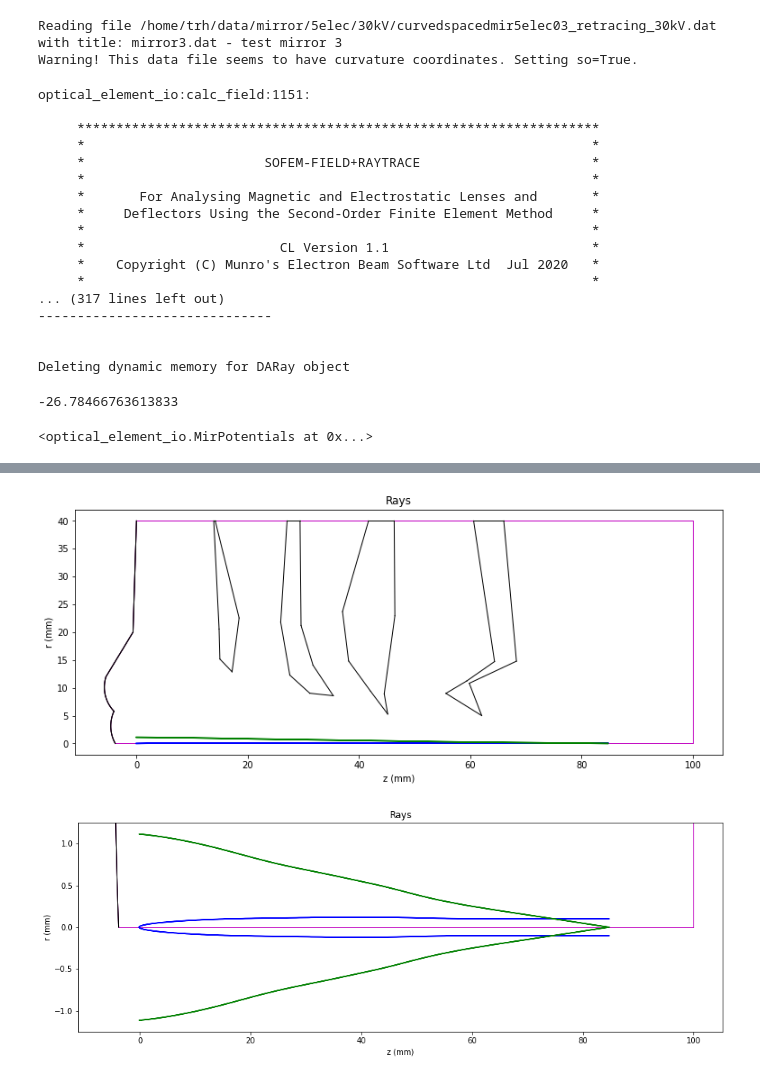
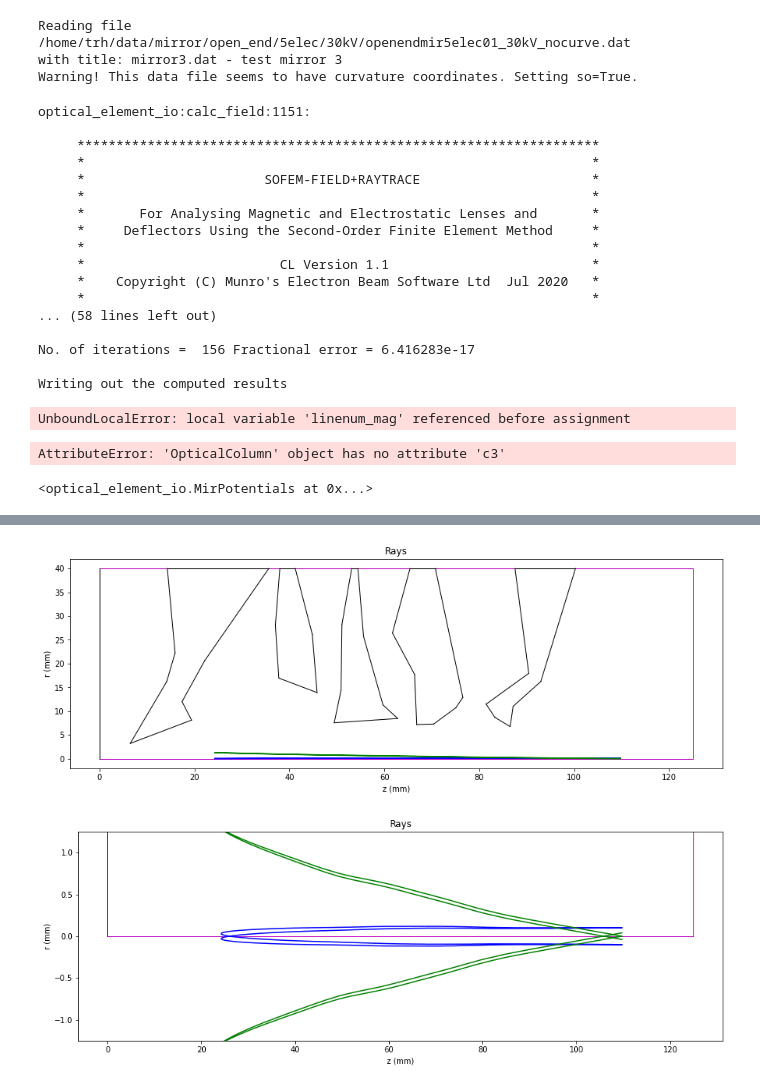
Before and after one commit to tylerharvey/EMDesign, a Jupyter notebook: examine_mirror.ipynb, the cells around one changed output, grey strips where cells are left out. Saved outputs shown, nothing was run; the diff lists cells and outputs as text; code cells hidden in the pictures.

```diff
--- a/examine_mirror.ipynb
+++ b/examine_mirror.ipynb
@@ -8,24 +8,25 @@ from automation import optimize_many_shapes
 from importlib import reload
 import asyncio
 # %%
-mir = ElecLens("/home/trh/data/mirror/5elec/30kV/curvedspacedmir5elec03_retracing_30kV.dat")
+mir = ElecLens("/home/trh/data/mirror/open_end/5elec/30kV/openendmir5elec01_30kV_nocurve.dat")
 mir.mirror_type(mirror=True,curved_mirror=True)
-mir.write("/home/trh/data/mirror/5elec/30kV/curvedspacedmir5elec03_retracing_30kV_test.dat")
+mir.write("/home/trh/data/mirror/open_end/5elec/30kV/openendmir5elec01_30kV_test.dat")
 col = OpticalColumn(mir)
 # %% [output]
-Reading file /home/trh/data/mirror/5elec/30kV/curvedspacedmir5elec03_retracing_30kV.dat
+Reading file /home/trh/data/mirror/open_end/5elec/30kV/openendmir5elec01_30kV_nocurve.dat
 with title: mirror3.dat - test mirror 3
 Warning! This data file seems to have curvature coordinates. Setting so=True.
 # %%
+img_pos = 84.706898+25
 # col.use_mir_img_cond_file("/home/trh/data/mirror/5elec/30kV/mir_curved5_col00_retracing_30kV.dat")
-col.write_mir_img_cond_file("/home/trh/data/mirror/5elec/30kV/mir_curved5_col00_opt_retracing_30kV.dat",
-                            turning_point=5,source_pos=84.706798,img_pos=84.706898,energy=30000,
-                           potentials=MirPotentials(mir,[-500,1583.98,6410.83,10944.1,30000],['f','v1','f','f','f']))
+col.write_mir_img_cond_file("/home/trh/data/mirror/open_end/5elec/30kV/mir_curved5_col00_30kV_test.dat",
+                            turning_point=5,source_pos=img_pos-0.001,img_pos=img_pos,energy=30000,
+                           potentials=MirPotentials(mir,[-500,-1000,2500,6410.83,10944.1,30000],['f','f','v1','f','f','f']))
 # mir.write_raytrace_file("/home/trh/data/mirror/base/mir_col01.dat",
 #                             potentials=ElecLens.MirPotentials(mir,[-500,4568,12573.9,77480.2,200000],['f','f','f','f','f']))
 # mir.calc_rays()
 mir.calc_field()
-calc_properties_mirror(mir,col)
+# calc_properties_mirror(mir,col)
 # %% [output]
 optical_element_io:calc_field:1151:
 
@@ -39,17 +40,19 @@ optical_element_io:calc_field:1151:
      *                         CL Version 1.1                          *
      *    Copyright (C) Munro's Electron Beam Software Ltd  Jul 2020   *
      *                                                                 *
-... (317 lines left out)
-------------------------------
+... (58 lines left out)
 
+No. of iterations =  156 Fractional error = 6.416283e-17
 
-Deleting dynamic memory for DARay object
+Writing out the computed results
 # %%
-col.read_mir_optical_properties(raytrace=False)
+col.read_mir_optical_properties(raytrace=True)
+# %% [output]
+UnboundLocalError: local variable 'linenum_mag' referenced before assignment
 # %%
 col.c3
 # %% [output]
--26.78466763613833
+AttributeError: 'OpticalColumn' object has no attribute 'c3'
 # %%
 col.potentials
 # %% [output]
@@ -80,10 +83,10 @@ Reading initial ray conditions in old format
 
 Computing ray number: 2
 # %%
-col.plot_rays(coarse_mesh=False,boundary_mesh=True,savefile='/home/trh/data/mirror/5elec/30kV/mir_rays.png')
+col.plot_rays(coarse_mesh=False,boundary_mesh=True) #savefile='/home/trh/data/mirror/open_end/5elec/30kV/old_mir_rays.png')
 # %% [output]
-[figure, old version]
+[figure, new version]
 # %%
-col.plot_rays(ylim=[-1.25,1.25],equal_aspect=False,coarse_mesh=False,boundary_mesh=True,mirror=True,savefile='/home/trh/data/mirror/5elec/30kV/only_rays.png')
+col.plot_rays(ylim=[-1.25,1.25],equal_aspect=False,coarse_mesh=False,boundary_mesh=True,mirror=True) #savefile='/home/trh/data/mirror/open_end/5elec/30kV/old_mir_only_rays.png')
 # %% [output]
-[figure, old version]
+[figure, new version]
```
Also changed, not shown: parts of 1 cell of this notebook, 2 other files.
